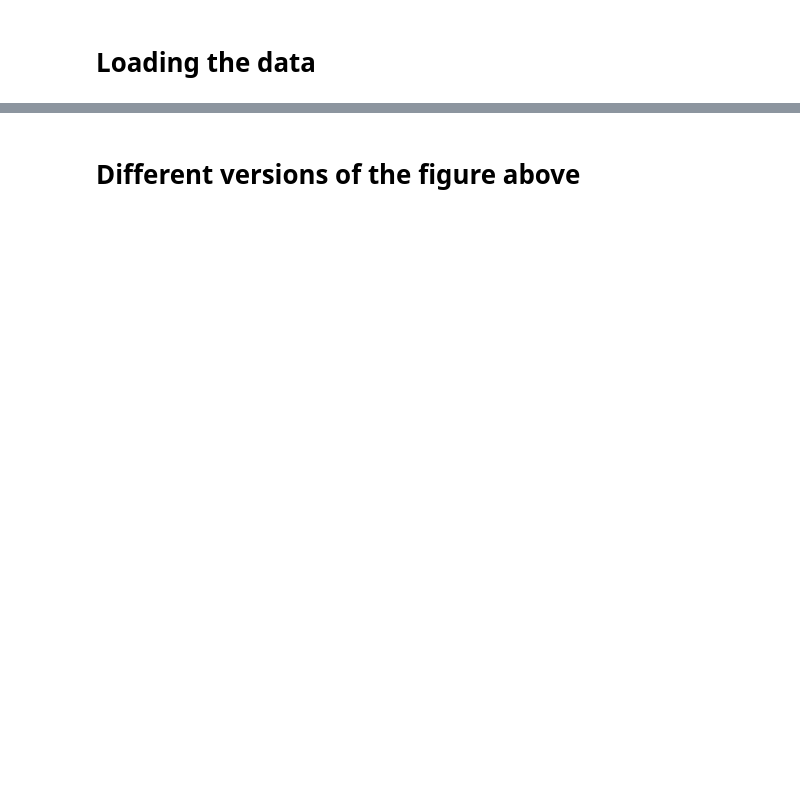
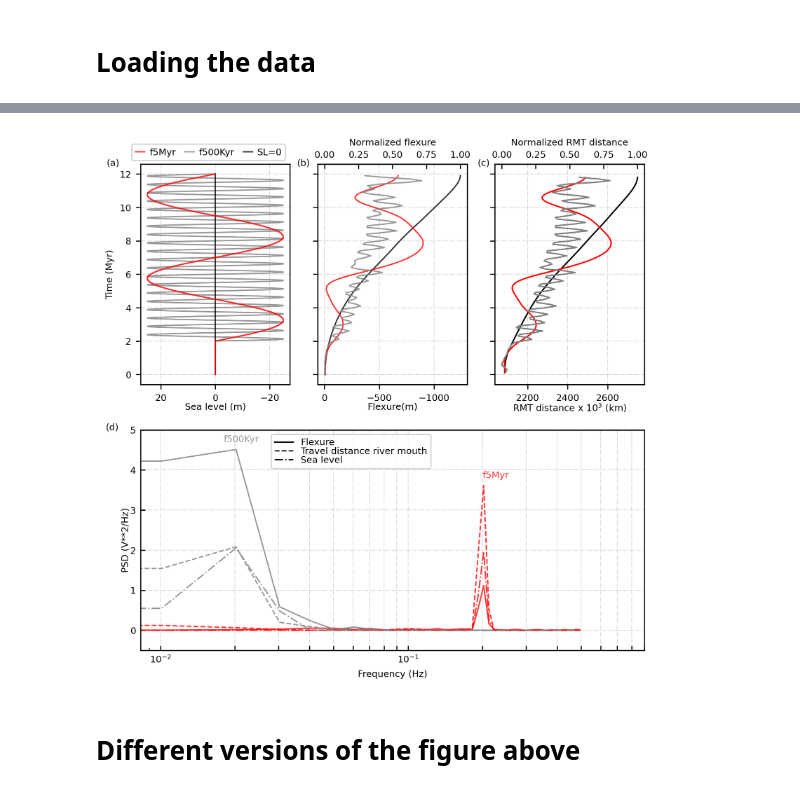
Before and after one commit to saraemp/egusphere-2023-53, a Jupyter notebook: 3_postprocessing/Figures/Fig_6.ipynb, the cells around one changed output, grey strips where cells are left out. Cells and saved outputs as stored; diff of their text form; code cells hidden in the pictures; blank space fills up the shorter version.

```diff
--- a/3_postprocessing/Figures/Fig_6.ipynb
+++ b/3_postprocessing/Figures/Fig_6.ipynb
@@ -169,35 +171,37 @@ axb.set_xticks(np.append(np.arange(1e-2, 1e-1, 1e-2), np.arange(1e-1, 1e-0, 1e-1
 axb.tick_params(direction= 'in', which='both')
 axb.grid(color='lightgrey', linestyle='-.', linewidth=0.5)
 
 
 # Bottom Legend
 sea_level = mlines.Line2D([], [], color='k', linestyle='-.', linewidth=1, label='Sea level')
 flexure= mlines.Line2D([], [], color='k',linewidth=1, label='Flexure')
 distance= mlines.Line2D([], [], color='k',linestyle='--', linewidth=1,label='Travel distance river mouth')
 axb.legend(bbox_to_anchor=[0.25,1],handles=[flexure, distance,sea_level],  labelspacing=0.001)
 
 
 ax1t.tick_params(direction= 'in', which='both')
 ax2t.tick_params(direction= 'in', which='both')
-ax2t.tick_params([])
+#ax2t.tick_params([])
 
 ax1t.set_xlabel('Normalized flexure')
 ax2t.set_xlabel('Normalized RMT distance')
 
 
 xlabels= ['Sea level (m)', 'Flexure(m)', 'RMT distance x $10^3$ (km)', '', 'Flexural departure (m)', 'RMT distance departure (km)']
 for i in np.arange(0, ncols*nrows,1):
-    axes.flatten()[i].tick_params(direction= 'in', which='both')
+    #axes.flatten()[i].tick_params(direction= 'in', which='both')
     axes.flatten()[i].grid(color='lightgrey', linestyle='-.', linewidth=0.5)
     if i<=1:
         axes.flatten()[i].invert_xaxis()
 
     if i<=5:
         axes.flatten()[i].set_xlabel(str(xlabels[i]), labelpad=0.01)
 
 fig.tight_layout()
 
 fig.savefig('./images/Fig6_NormalizedFlexure&Power_spectra_synthetic_simulations.jpg')
+# %% [output]
+[figure, added]
 # %% [markdown]
 # Different versions of the figure above
 # %%
```
Also changed, not shown: parts of 8 cells of this notebook, 8 other files.
